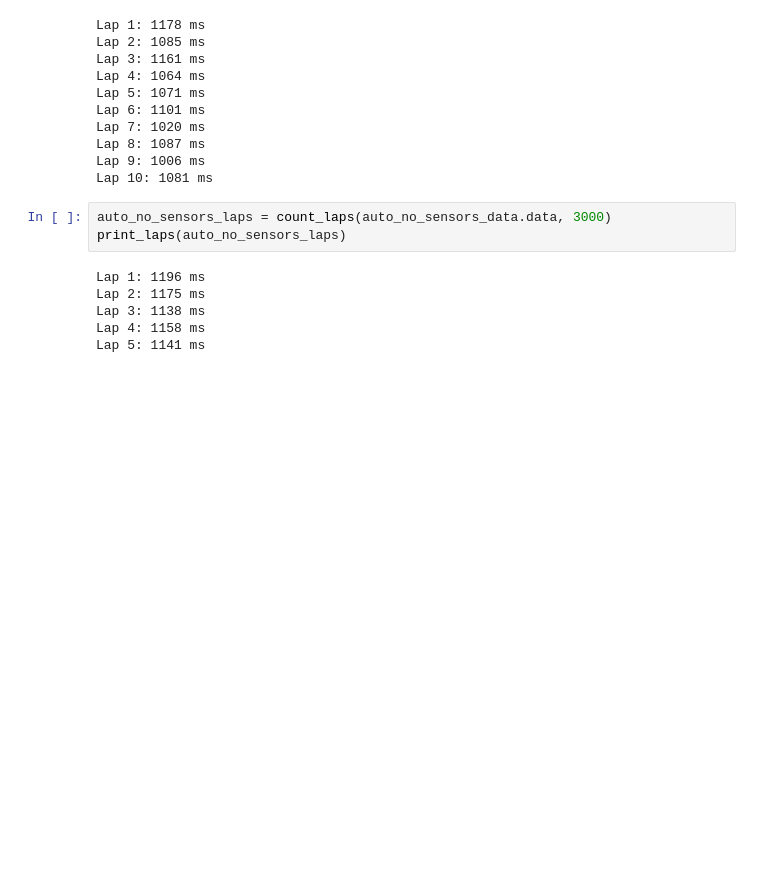
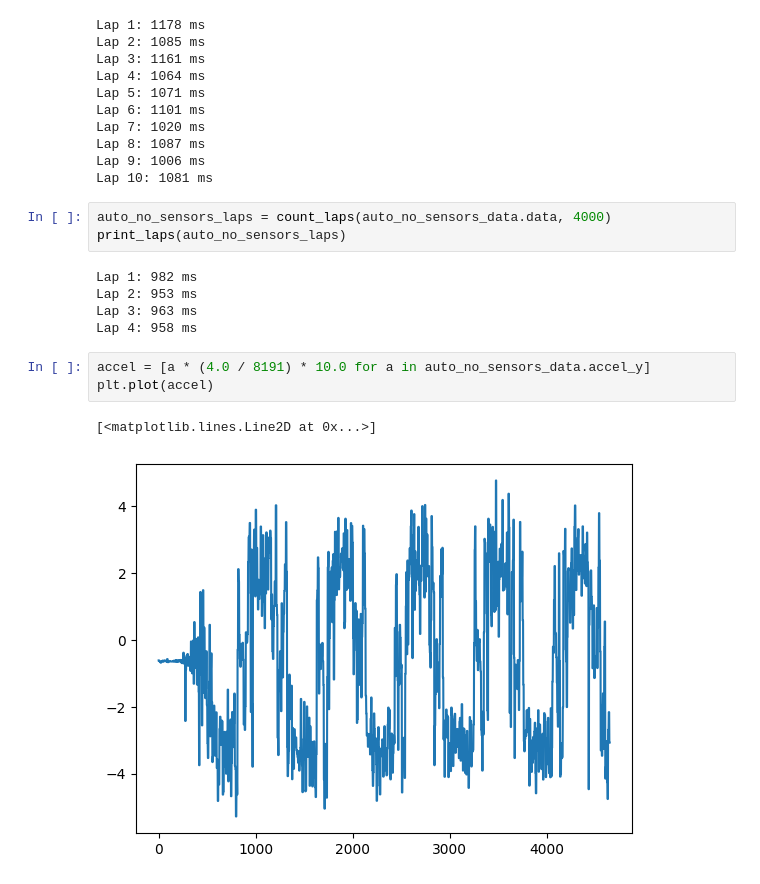
Before and after one commit to gaitovrat/bachelor, a Jupyter notebook: Notebooks/Lap.ipynb, the cells around one changed output. Cells and saved outputs as stored; diff of their text form; blank space fills up the shorter version.

```diff
--- a/Notebooks/Lap.ipynb
+++ b/Notebooks/Lap.ipynb
@@ -185,11 +185,16 @@ Lap 8: 1087 ms
 Lap 9: 1006 ms
 Lap 10: 1081 ms
 # %%
-auto_no_sensors_laps = count_laps(auto_no_sensors_data.data, 3000)
+auto_no_sensors_laps = count_laps(auto_no_sensors_data.data, 4000)
 print_laps(auto_no_sensors_laps)
 # %% [output]
-Lap 1: 1196 ms
-Lap 2: 1175 ms
-Lap 3: 1138 ms
-Lap 4: 1158 ms
-Lap 5: 1141 ms
+Lap 1: 982 ms
+Lap 2: 953 ms
+Lap 3: 963 ms
+Lap 4: 958 ms
+# %%
+accel = [a * (4.0 / 8191) * 10.0 for a in auto_no_sensors_data.accel_y]
+plt.plot(accel)
+# %% [output]
+[<matplotlib.lines.Line2D at 0x...>]
+[figure, added]
```
Also changed, not shown: parts of 5 cells of this notebook, 8 other files.
